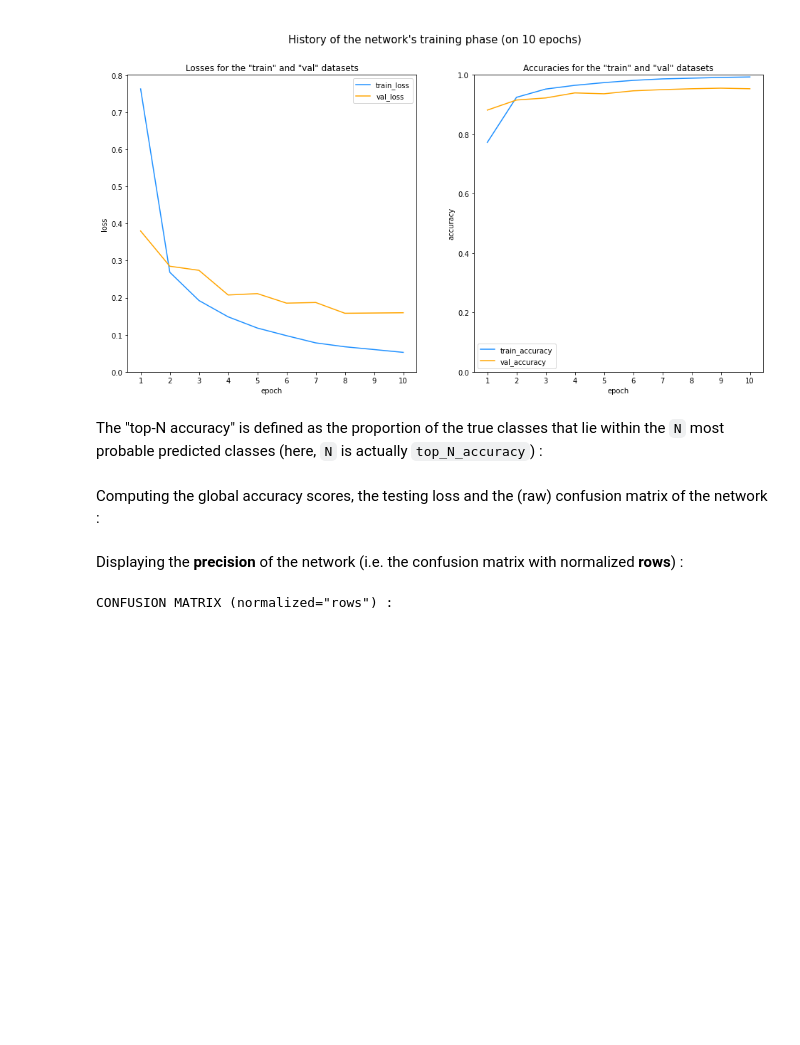
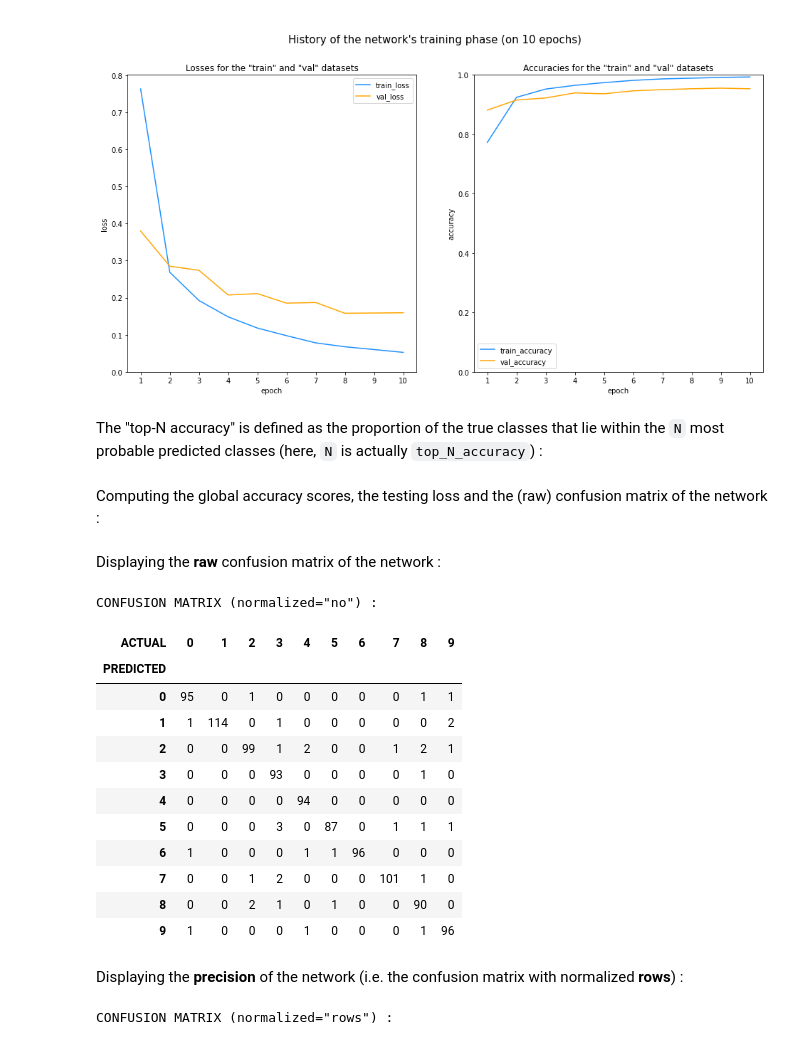
Before and after one commit to jnclink/Custom-NN, a Jupyter notebook: main_notebook.ipynb, the cells around one changed output. Saved outputs shown, nothing was run; the diff lists cells and outputs as text; code cells hidden in the pictures; blank space fills up the shorter version.

```diff
--- a/main_notebook.ipynb
+++ b/main_notebook.ipynb
@@ -338,6 +349,33 @@ acc_score, top_N_acc_score, test_loss, conf_matrix = network.evaluate(
     top_N_accuracy=top_N_accuracy,
     test_batch_size=32
 )
+# %% [markdown]
+Displaying the **raw** confusion matrix of the network :
+# %%
+# NB : When you load this notebook for the first time, the diagonal won't be
+#      highlighted in green (the output will be the unstyled confusion matrix).
+#      Simply re-run the entire notebook to see the highlighting of the diagonal !
+print_confusion_matrix(
+    conf_matrix,
+    selected_classes=selected_classes,
+    normalize="no", # = "rows", "columns" or "no"
+    jupyter_notebook=True,
+    color="green" # = "green", "blue", "purple", "red" or "orange"
+)
+# %% [output]
+CONFUSION MATRIX (normalized="no") :
+| ACTUAL | 0 | 1 | 2 | 3 | 4 | 5 | 6 | 7 | 8 | 9 |
+| PREDICTED |  |  |  |  |  |  |  |  |  |  |
+| 0 | 95 | 0 | 1 | 0 | 0 | 0 | 0 | 0 | 1 | 1 |
+| 1 | 1 | 114 | 0 | 1 | 0 | 0 | 0 | 0 | 0 | 2 |
+| 2 | 0 | 0 | 99 | 1 | 2 | 0 | 0 | 1 | 2 | 1 |
+| 3 | 0 | 0 | 0 | 93 | 0 | 0 | 0 | 0 | 1 | 0 |
+| 4 | 0 | 0 | 0 | 0 | 94 | 0 | 0 | 0 | 0 | 0 |
+| 5 | 0 | 0 | 0 | 3 | 0 | 87 | 0 | 1 | 1 | 1 |
+| 6 | 1 | 0 | 0 | 0 | 1 | 1 | 96 | 0 | 0 | 0 |
+| 7 | 0 | 0 | 1 | 2 | 0 | 0 | 0 | 101 | 1 | 0 |
+| 8 | 0 | 0 | 2 | 1 | 0 | 1 | 0 | 0 | 90 | 0 |
+| 9 | 1 | 0 | 0 | 0 | 1 | 0 | 0 | 0 | 1 | 96 |
 # %% [markdown]
 Displaying the **precision** of the network (i.e. the confusion matrix with normalized **rows**) :
 # %%
```
Also changed, not shown: parts of 11 cells of this notebook, 7 other files.
